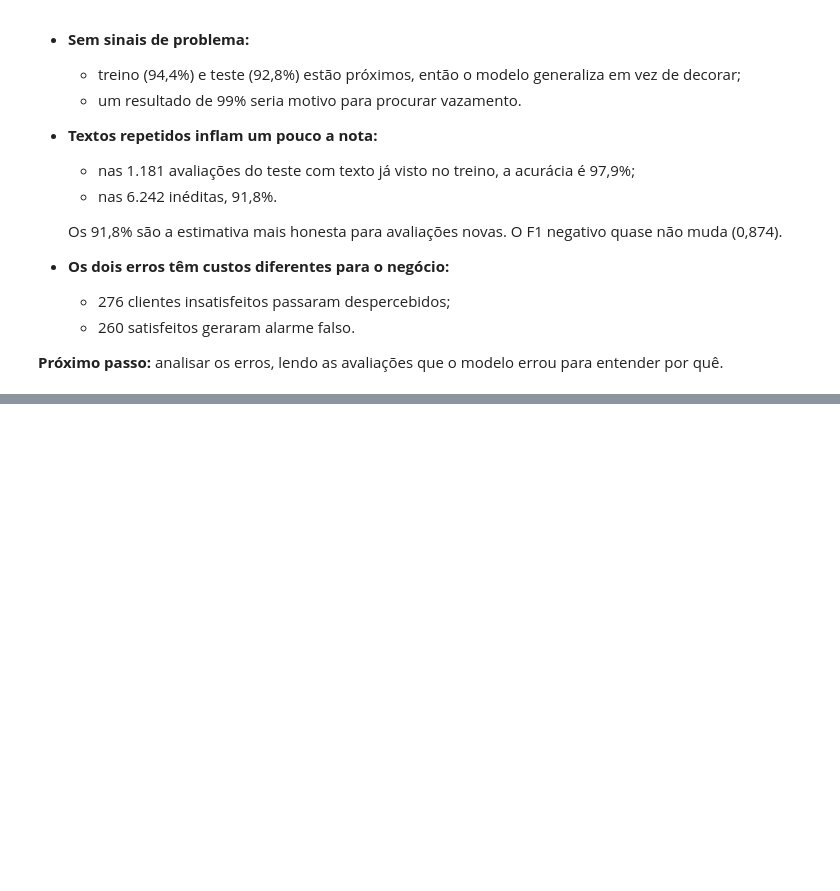
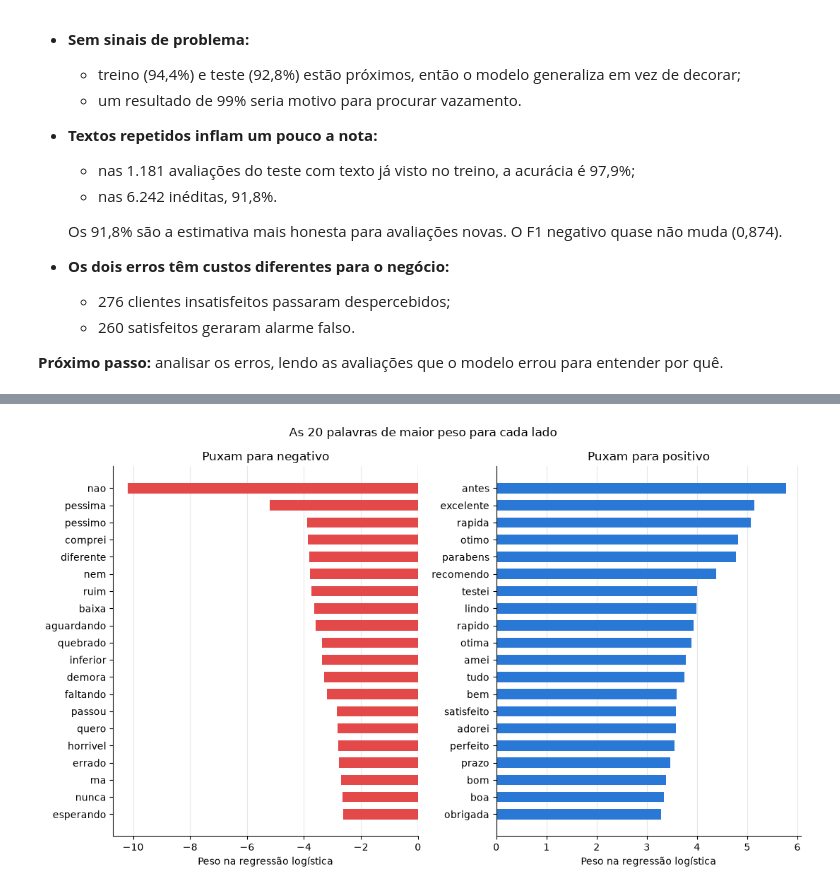
Before and after one commit to baxelin/delivery-ai, a Jupyter notebook: notebooks/v1_sentimento.ipynb, the cells around one changed output, grey strips where cells are left out. Saved outputs shown, nothing was run; the diff lists cells and outputs as text; code cells hidden in the pictures; blank space fills up the shorter version.

Commit message:
feat: analisa os pesos aprendidos pelo modelo na v1

```diff
--- a/notebooks/v1_sentimento.ipynb
+++ b/notebooks/v1_sentimento.ipynb
@@ -787,0 +792,30 @@ pd.DataFrame(
+# %%
+TOP_CHART_WORDS = 20
+NEGATIVE_COLOR = "#e34948"
+POSITIVE_COLOR = "#2a78d6"
+
+fig, (negative_ax, positive_ax) = plt.subplots(1, 2, figsize=(11, 6.5))
+panels = [
+    (
+        negative_ax,
+        word_weights.head(TOP_CHART_WORDS).iloc[::-1],
+        NEGATIVE_COLOR,
+        "Puxam para negativo",
+    ),
+    (positive_ax, word_weights.tail(TOP_CHART_WORDS), POSITIVE_COLOR, "Puxam para positivo"),
+]
+
+for ax, weights, color, title in panels:
+    ax.barh(weights.index, weights.to_numpy(), color=color, height=0.6)
+    ax.axvline(0, color="#52514e", linewidth=0.8)
+    ax.set_title(title)
+    ax.set_xlabel("Peso na regressão logística")
+    ax.grid(axis="x", alpha=0.3)
+    ax.set_axisbelow(True)
+    ax.spines[["top", "right"]].set_visible(False)
+
+fig.suptitle(f"As {TOP_CHART_WORDS} palavras de maior peso para cada lado")
+fig.tight_layout()
+plt.show()
+# %% [output]
+[figure, added]
```
Also changed, not shown: parts of 12 cells of this notebook.
